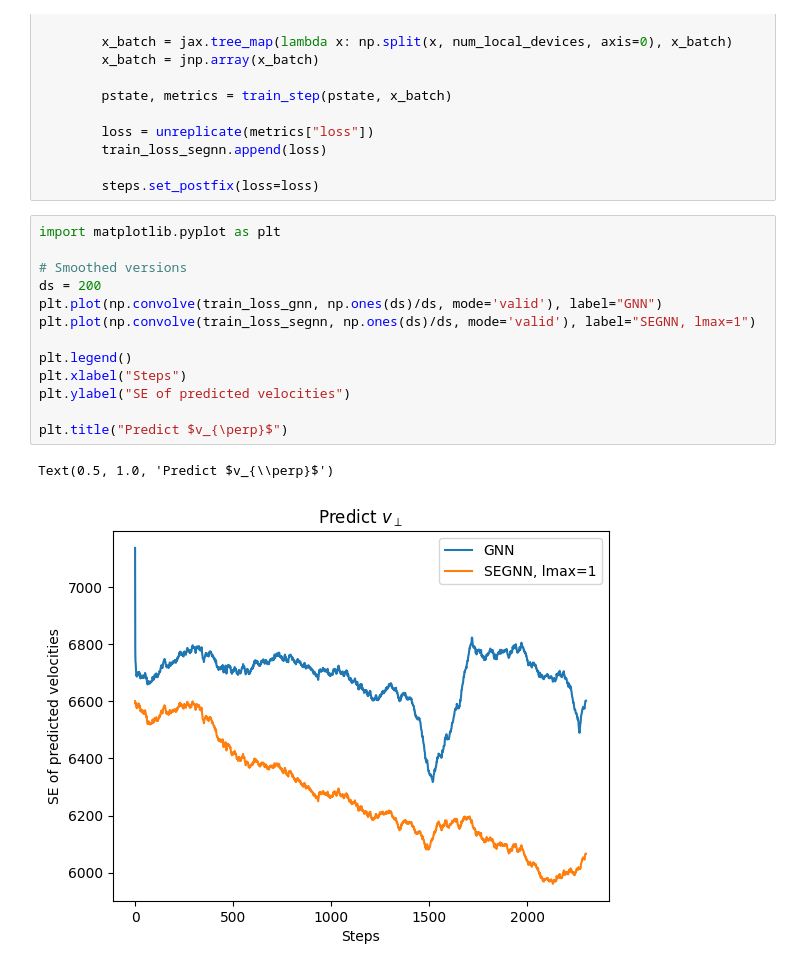
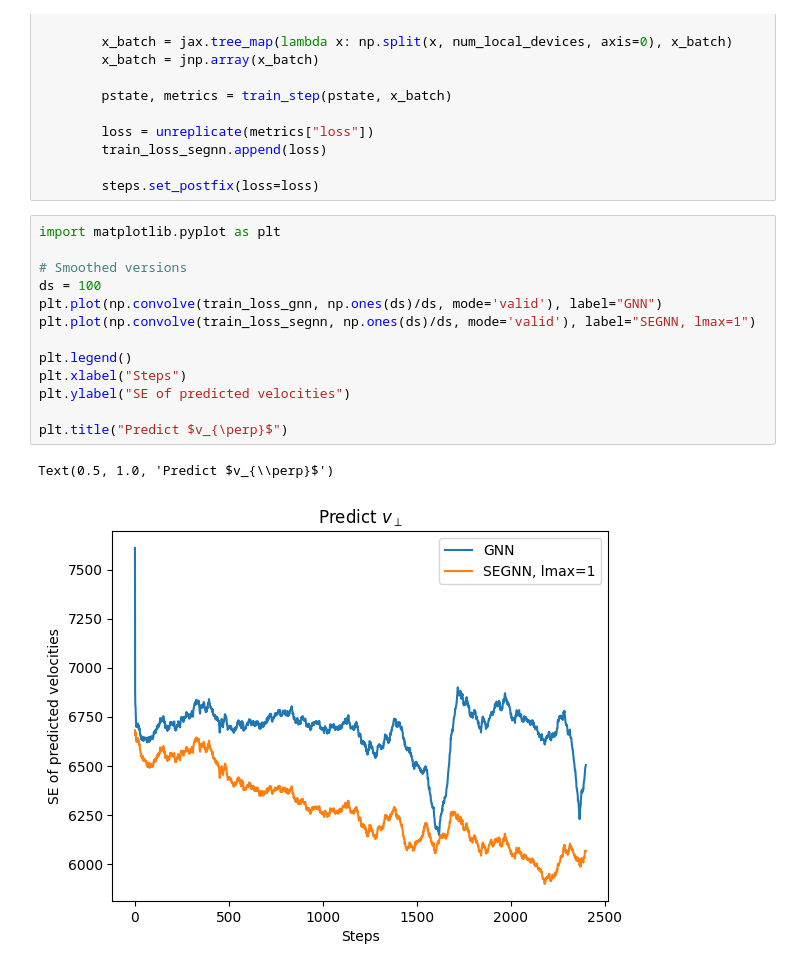
Before and after one commit to smsharma/eqnn-jax, a Jupyter notebook: benchmarks/galaxies/node_prediction_vperp.ipynb, the cells around one changed output. Cells and saved outputs as stored; diff of their text form.

```diff
--- a/benchmarks/galaxies/node_prediction_vperp.ipynb
+++ b/benchmarks/galaxies/node_prediction_vperp.ipynb
@@ -160,16 +160,16 @@ with trange(n_steps) as steps:
 # %%
 import matplotlib.pyplot as plt
 
 # Smoothed versions
-ds = 200
+ds = 100
 plt.plot(np.convolve(train_loss_gnn, np.ones(ds)/ds, mode='valid'), label="GNN")
 plt.plot(np.convolve(train_loss_segnn, np.ones(ds)/ds, mode='valid'), label="SEGNN, lmax=1")
 
 plt.legend()
 plt.xlabel("Steps")
 plt.ylabel("SE of predicted velocities")
 
 plt.title("Predict $v_{\perp}$")
 # %% [output]
 Text(0.5, 1.0, 'Predict $v_{\\perp}$')
-[figure, old version]
+[figure, new version]
```
